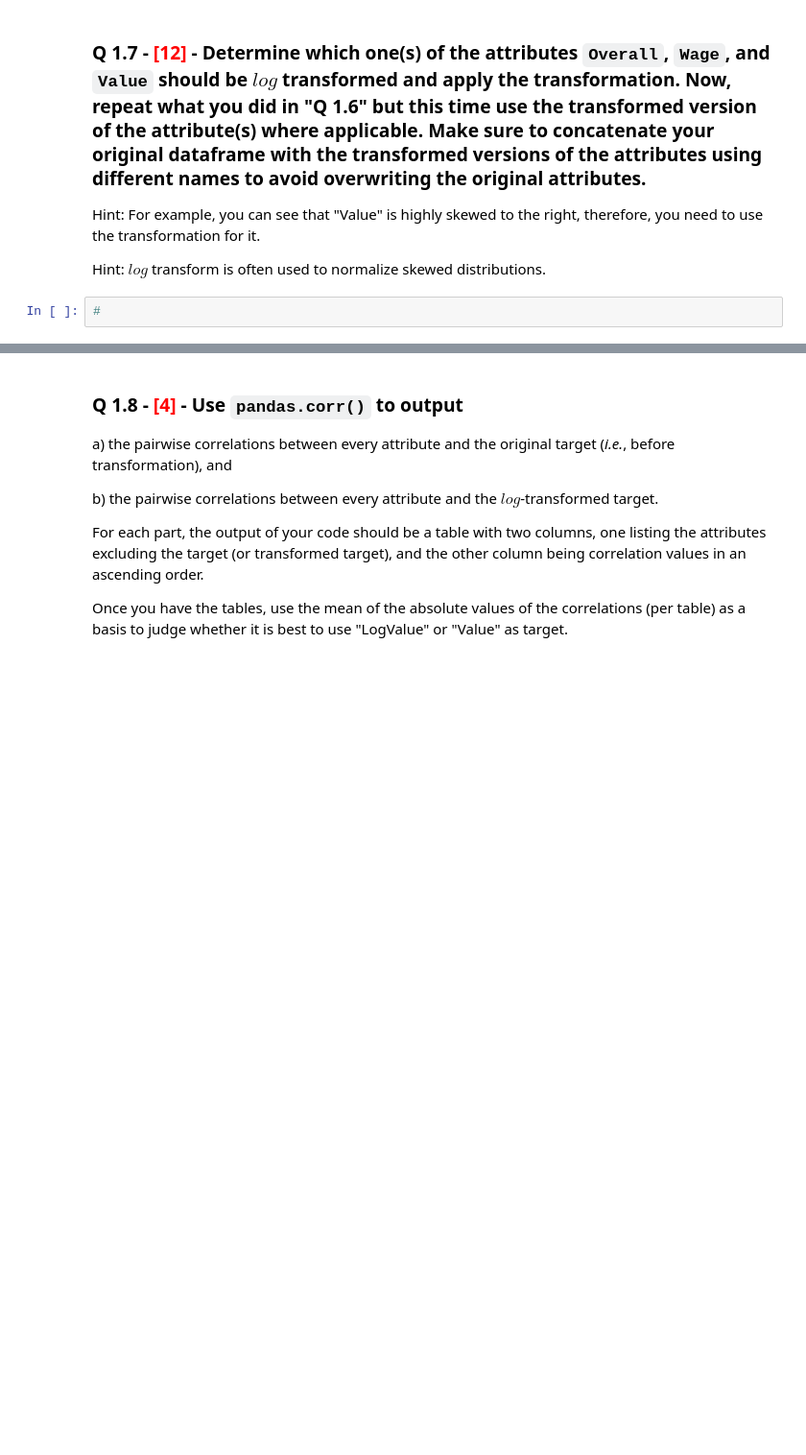
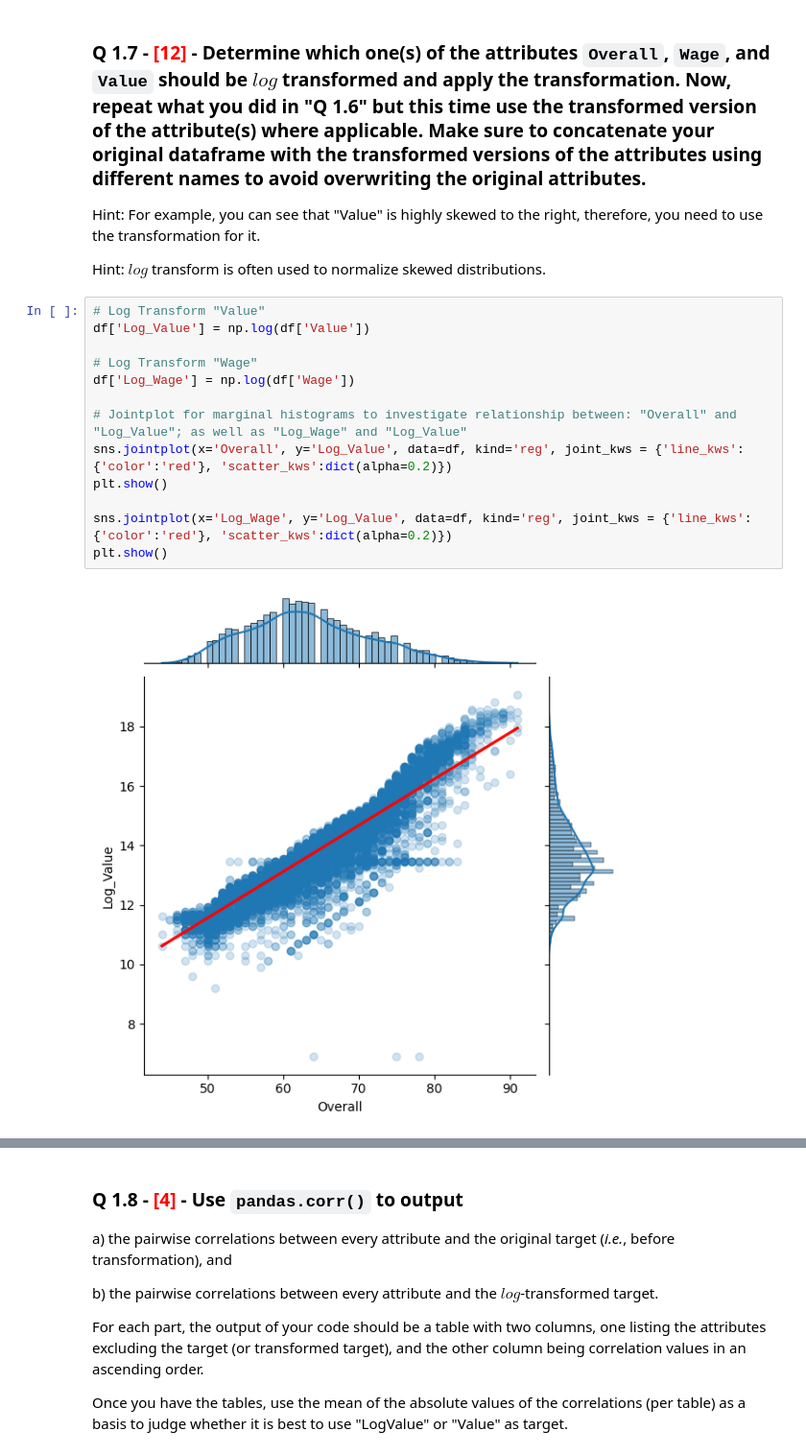
Before and after one commit to rgavigan/ds3000, a Jupyter notebook: assign4/Assignment_4.ipynb, the cells around one changed output, grey strips where cells are left out. Shown: that part at 96% size. Drawn from its saved outputs; the diff is of its cells as text; blank space fills up the shorter version.

```diff
--- a/assign4/Assignment_4.ipynb
+++ b/assign4/Assignment_4.ipynb
@@ -89,5 +146,18 @@ Note that, in one hot encoding, a categorical attribute with $n$ distinct entrie
 Hint: For example, you can see that "Value" is highly skewed to the right, therefore, you need to use the transformation for it.
 
 Hint: $log$ transform is often used to normalize skewed distributions.
-# %%
-#
+# %%
+# Log Transform "Value"
+df['Log_Value'] = np.log(df['Value'])
+
+# Log Transform "Wage"
+df['Log_Wage'] = np.log(df['Wage'])
+
+# Jointplot for marginal histograms to investigate relationship between: "Overall" and "Log_Value"; as well as "Log_Wage" and "Log_Value"
+sns.jointplot(x='Overall', y='Log_Value', data=df, kind='reg', joint_kws = {'line_kws':{'color':'red'}, 'scatter_kws':dict(alpha=0.2)})
+plt.show()
+
+sns.jointplot(x='Log_Wage', y='Log_Value', data=df, kind='reg', joint_kws = {'line_kws':{'color':'red'}, 'scatter_kws':dict(alpha=0.2)})
+plt.show()
+# %% [output]
+[figure, added]
```
Also changed, not shown: parts of 35 cells of this notebook.
